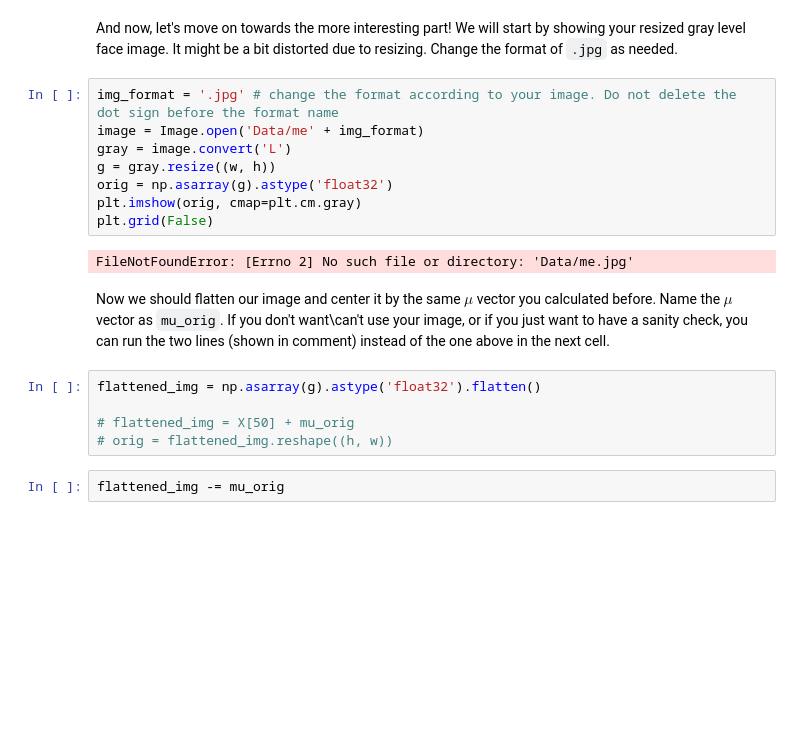
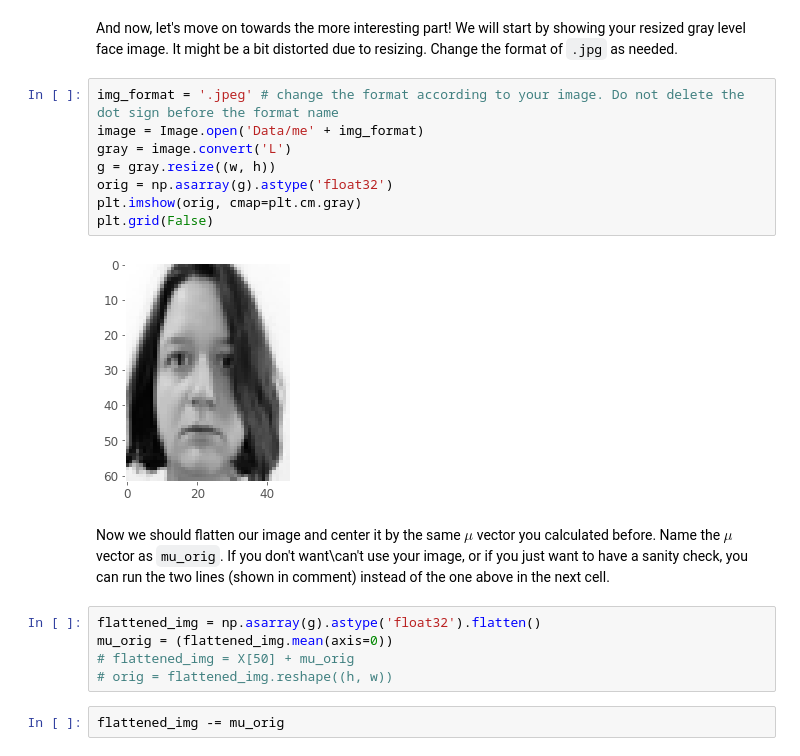
Before and after one commit to mlh-master/hw3_mlh-lerakravchik, a Jupyter notebook: EigenFaces.ipynb, the cells around one changed output. Drawn from its saved outputs; the diff is of its cells as text; blank space fills up the shorter version.

```diff
--- a/EigenFaces.ipynb
+++ b/EigenFaces.ipynb
@@ -137,20 +125,20 @@ If you got it right, you should see those "ghosts" we talked about.
 # %% [markdown]
 And now, let's move on towards the more interesting part! We will start by showing your resized gray level face image. It might be a bit distorted due to resizing. Change the format of `.jpg` as needed.
 # %%
-img_format = '.jpg' # change the format according to your image. Do not delete the dot sign before the format name
+img_format = '.jpeg' # change the format according to your image. Do not delete the dot sign before the format name
 image = Image.open('Data/me' + img_format)
 gray = image.convert('L')
 g = gray.resize((w, h))
 orig = np.asarray(g).astype('float32')
 plt.imshow(orig, cmap=plt.cm.gray)
 plt.grid(False)
 # %% [output]
-FileNotFoundError: [Errno 2] No such file or directory: 'Data/me.jpg'
+[figure, added]
 # %% [markdown]
 Now we should flatten our image and center it by the same $\mu$ vector you calculated before. Name the $\mu$ vector as `mu_orig`. If you don't want\can't use your image, or if you just want to have a sanity check, you can run the two lines (shown in comment) instead of the one above in the next cell.
 # %%
 flattened_img = np.asarray(g).astype('float32').flatten()
-
+mu_orig = (flattened_img.mean(axis=0))
 # flattened_img = X[50] + mu_orig
 # orig = flattened_img.reshape((h, w))
 # %%
```
Also changed, not shown: parts of 7 cells of this notebook, 10 other files.
